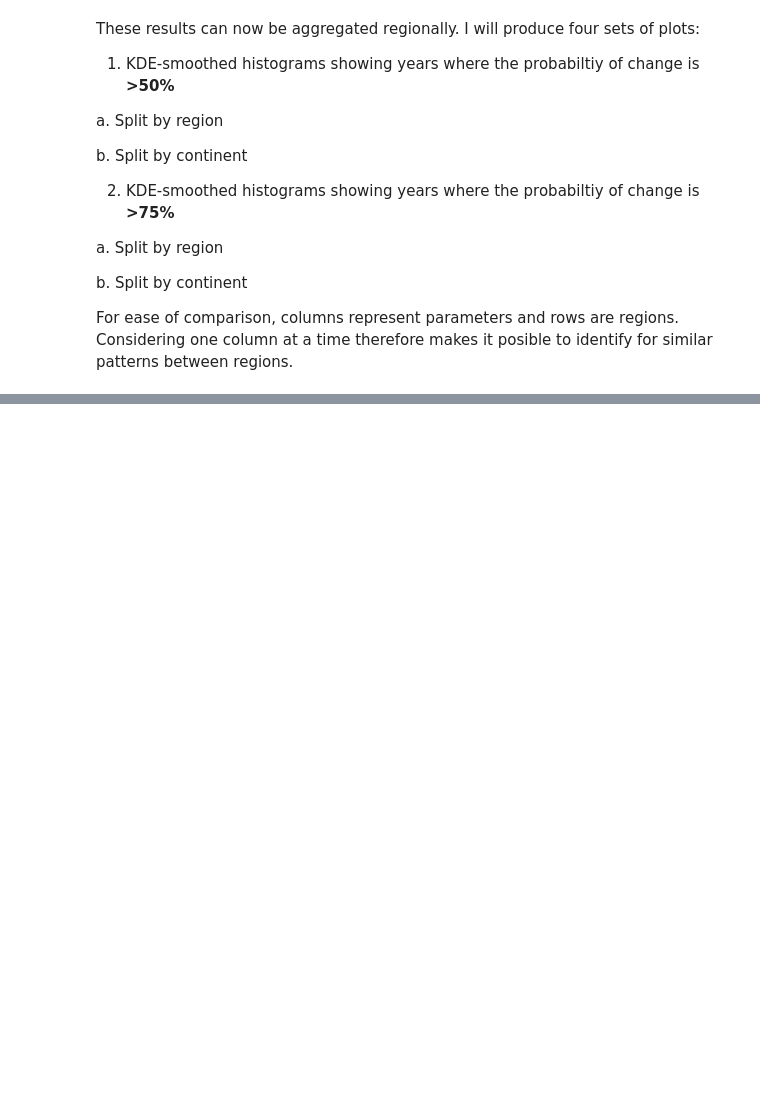
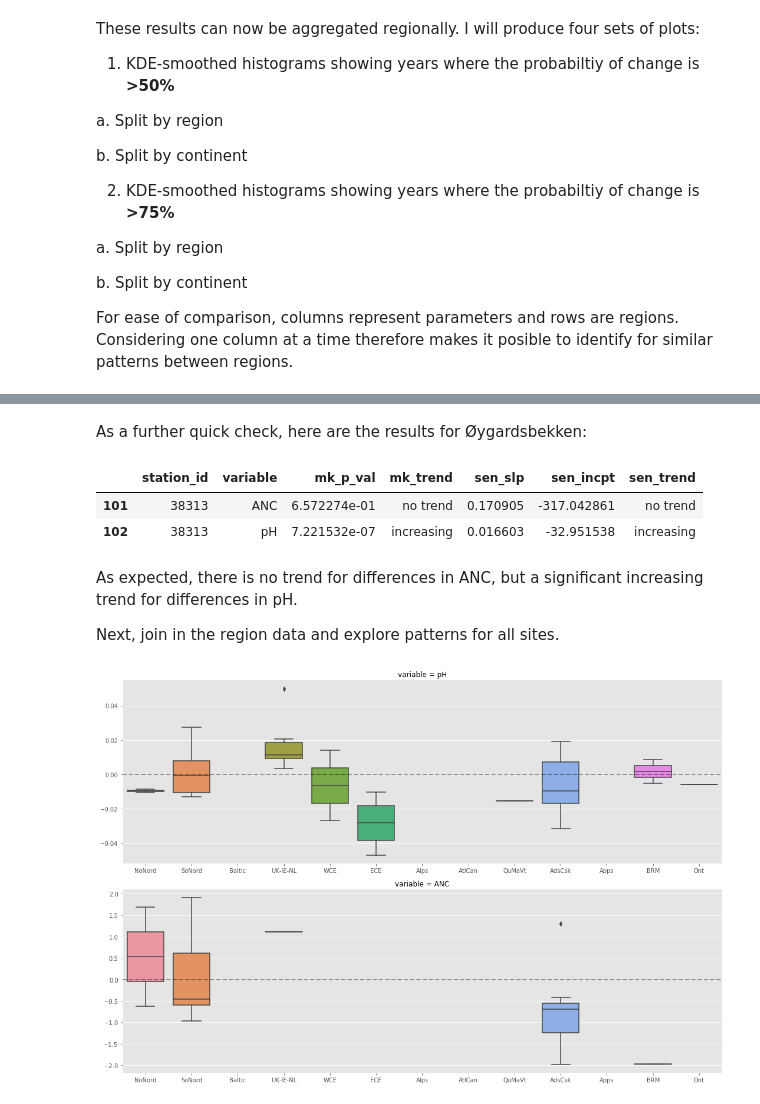
Before and after one commit to JamesSample/icpw, a Jupyter notebook: toc_report_feb_2019_part6.ipynb, the cells around one changed output, grey strips where cells are left out. Saved outputs shown, nothing was run; the diff lists cells and outputs as text; code cells hidden in the pictures; blank space fills up the shorter version.

```diff
--- a/toc_report_feb_2019_part6.ipynb
+++ b/toc_report_feb_2019_part6.ipynb
@@ -810,0 +946,42 @@ I haven't had time to look at this output in detail, but there appears to be evi
+# %% [markdown]
+As a further quick check, here are the results for Øygardsbekken:
+# %%
+# Get results for Øygardsbekken
+res_df.query('station_id == 38313')
+# %% [output]
+|  | station_id | variable | mk_p_val | mk_trend | sen_slp | sen_incpt | sen_trend |
+| 101 | 38313 | ANC | 6.572274e-01 | no trend | 0.170905 | -317.042861 | no trend |
+| 102 | 38313 | pH | 7.221532e-07 | increasing | 0.016603 | -32.951538 | increasing |
+# %% [markdown]
+As expected, there is no trend for differences in ANC, but a significant increasing trend for differences in pH.
+
+Next, join in the region data and explore patterns for all sites.
+# %%
+# Just significant
+df = res_df.query("sen_trend in ('increasing', 'decreasing')")
+
+# Join regions
+df = pd.merge(df, stn_df[['station_id', 'continent', 'country', 'region']],
+              how='left', on='station_id')
+# %%
+# Box plots of significant slopes in differences by region
+g = sn.catplot(data=df,
+               x='region',
+               y='sen_slp',
+               row='variable',
+               kind='box',
+               order=['NoNord', 'SoNord', 'Baltic', 'UK-IE-NL',
+                      'WCE', 'ECE', 'Alps', 'AtlCan', 'QuMaVt',
+                      'AdsCsk', 'Apps', 'BRM', 'Ont'],
+               sharex=False,
+               sharey=False,
+               aspect=3,
+              )
+
+g.map(plt.axhline, y=0, lw=2, ls='--', c='k', alpha=0.4)
+
+# Save
+out_png = os.path.join(out_fold, 'med_min_diff_box_plots_by_region.png')
+plt.savefig(out_png, dpi=200)
+# %% [output]
+[figure, added]
```
Also changed, not shown: parts of 19 cells of this notebook.
